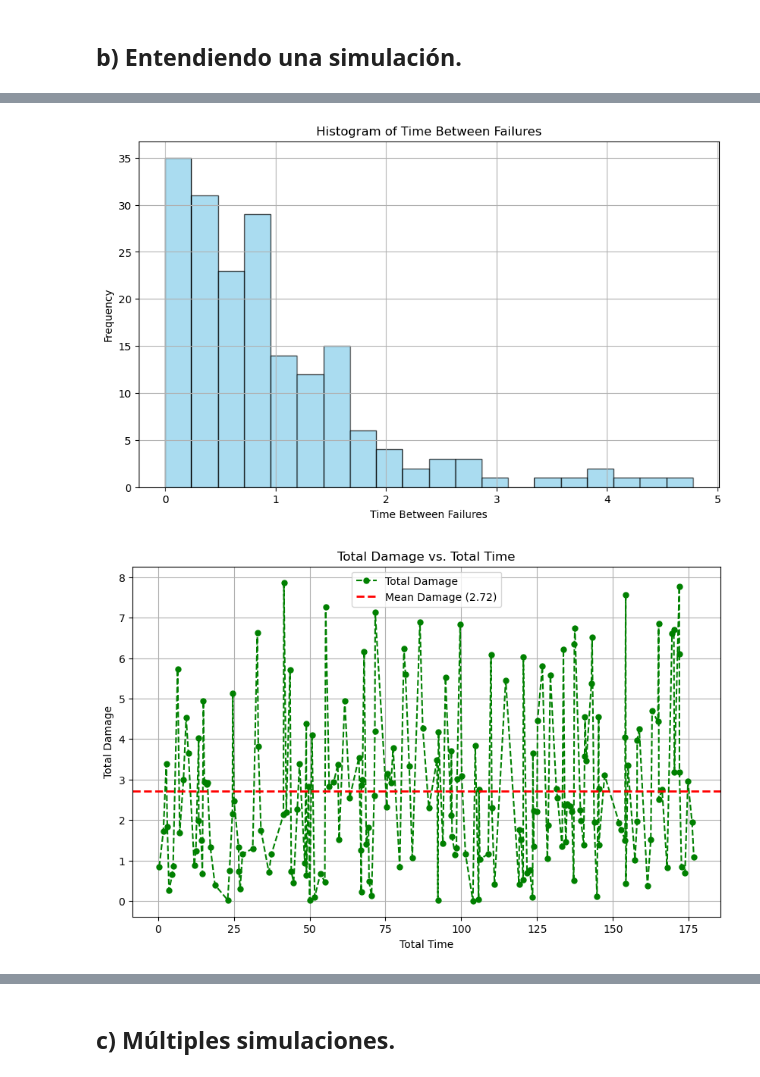
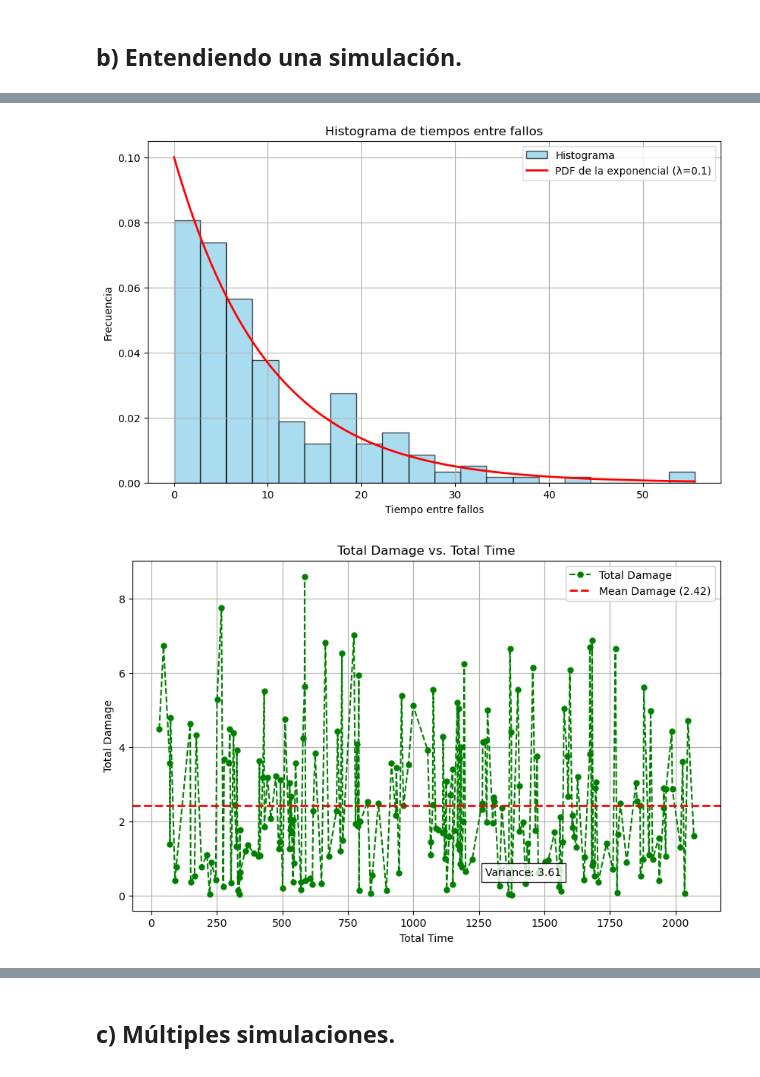
Before and after one commit to Darkrayyss/Certamen-1-MAT468-Diego-Astaburuaga, a Jupyter notebook: Entrega Certamen/Pregunta4.ipynb, the cells around one changed output, grey strips where cells are left out. Saved outputs shown, nothing was run; the diff lists cells and outputs as text; code cells hidden in the pictures.

Commit message:
Copia de seguridad
En especifico quiero guardar la instancia que estoy utilizando de la pregunta 4 para futuras entregas y revisión de reproducibilidad.

```diff
--- a/Entrega Certamen/Pregunta4.ipynb
+++ b/Entrega Certamen/Pregunta4.ipynb
@@ -68,15 +66,20 @@ for i, alpha in enumerate(alpha_values):
         x = np.linspace(0, 1, 100)
         pdf = beta_distribution.pdf(x, alpha, beta)
 
-        # Calcula la media de la distribución Beta
+        # Calcula la media, mediana y varianza de la distribución Beta
         mean = alpha / (alpha + beta)
+        median = beta_distribution.median(alpha, beta)
+        variance = (alpha * beta) / ((alpha + beta)**2 * (alpha + beta + 1))
 
         # Grafica la PDF en el subplot correspondiente
-        ax.plot(x, pdf, label=f'Alpha={alpha:.2f}, Beta={beta:.2f}', color='blue')
+        ax.plot(x, pdf, label=f'alpha={alpha:.2f}, beta={beta:.2f}', color='blue')
         ax.axvline(x=mean, color='red', linestyle='--')
-        ax.text(mean, 4.1, f'Mean = {mean:.2f}', color='red', ha='center')
+        ax.axvline(x=median, color='purple', linestyle='-.')
+        ax.text(mean, 4.1, f'Media = {mean:.3f}', color='red', ha='center')
+        ax.text(median, 3.7, f'Mediana = {median:.3f}', color='purple', ha='center')
+        ax.text(1.05, 2, f'Varianza = {variance:.4f}', color='green', ha='center', va='center', rotation=-90)
         ax.set_xlabel('x')
-        ax.set_ylabel('PDF')
+        ax.set_ylabel('y')
         ax.grid(True)
         ax.legend()
 
@@ -227,7 +230,7 @@ def Simulation_to_df(lambda_param=1):
     df.fillna(0, inplace=True)
     return df
 # %%
-df = Simulation_to_df()
+df = Simulation_to_df(lambda_param=0.1)
 # %%
 df
 # %% [output]
@@ -312,19 +322,34 @@ Order of Component Deaths: ['1', (4, 5), '3', '2']
 # %%
+from scipy.stats import expon
+
 # Create a histogram for the time between failures
 plt.figure(figsize=(10, 6))
-plt.hist(df["Time Between Failures"], bins=20, color='skyblue', edgecolor='black', alpha=0.7)
-plt.xlabel("Time Between Failures")
-plt.ylabel("Frequency")
-plt.title("Histogram of Time Between Failures")
+plt.hist(df["Time Between Failures"], bins=20, color='skyblue', edgecolor='black', alpha=0.7, density=True, label="Histograma")
+plt.xlabel("Tiempo entre fallos")
+plt.ylabel("Frecuencia")
+plt.title("Histograma de tiempos entre fallos")
+
+# Parameters for the exponential distribution
+lmbda = 0.1  # Lambda parameter for the exponential distribution
+
+# Generate x values for the PDF plot
+x = np.linspace(0, df["Time Between Failures"].max(), 100)
+
+# Calculate the PDF of the exponential distribution
+pdf = expon.pdf(x, scale=1/lmbda)
+
+# Plot the PDF
+plt.plot(x, pdf, color='red', lw=2, label=f'PDF de la exponencial (λ={lmbda})')
+
 plt.grid(True)
+plt.legend()
 plt.show()
 # %% [output]
-[figure, old version]
+[figure, new version]
 # %%
-# Assuming you already have the DataFrame df generated
-
-# Calculate the mean of Total Damage
+# Calculate the mean and variance of Total Damage
 mean_damage = df["Total Damage"].mean()
+variance_damage = df["Total Damage"].var()
 
 # Create the plot for damage distribution
 plt.figure(figsize=(10, 6))
@@ -335,7 +360,10 @@ plt.ylabel("Total Damage")
 plt.title("Total Damage vs. Total Time")
 plt.grid(True)
 
+# Show the variance as text on the plot
+plt.text(0.6, 0.1, f'Variance: {variance_damage:.2f}', transform=plt.gca().transAxes, bbox=dict(facecolor='white', alpha=0.8))
+
 plt.legend()
 plt.show()
 # %% [output]
-[figure, old version]
+[figure, new version]
```
Also changed, not shown: parts of 23 cells of this notebook, 9 other files.
